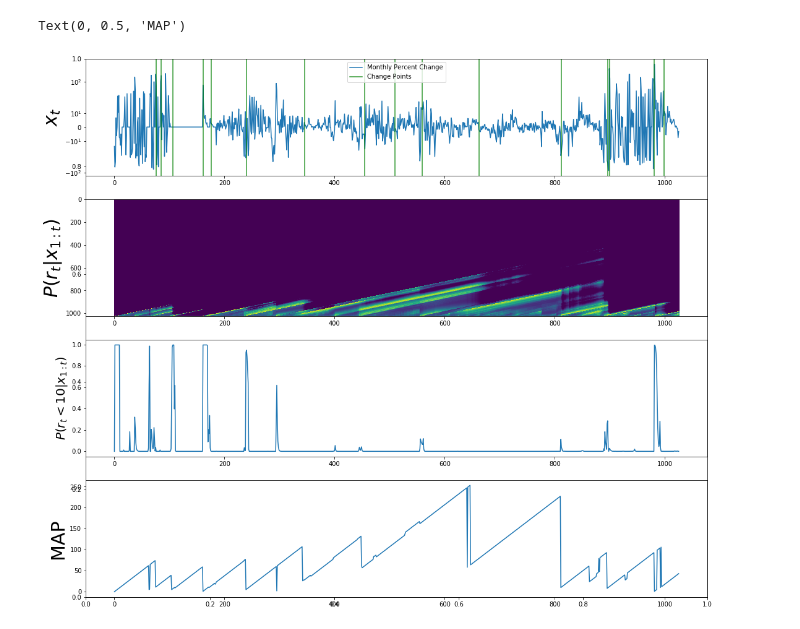
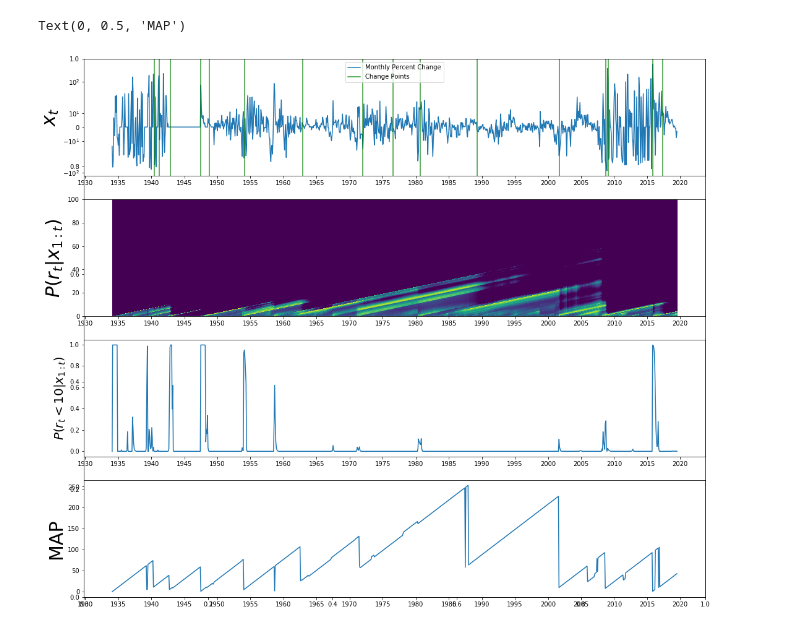
Before and after one commit to promised-ai/changepoint, a Jupyter notebook: examples/treasury_bill.ipynb, the cells around one changed output. Saved outputs shown, nothing was run; the diff lists cells and outputs as text; code cells hidden in the pictures.

```diff
--- a/examples/treasury_bill.ipynb
+++ b/examples/treasury_bill.ipynb
@@ -7,4 +9,4 @@ import numpy as np
 # %%
-data = np.loadtxt("./examples/TB3MS.csv", skiprows=1, delimiter=",", usecols=[1])
+data = pd.read_csv("./examples/TB3MS.csv", parse_dates=["DATE"])
 r = np.loadtxt("./examples/treasury_bill_output_r.txt")
-change_points = np.loadtxt("./examples/treasury_bill_output_change_points.txt")
+change_points = np.loadtxt("./examples/treasury_bill_output_change_points.txt").astype(np.uint)
@@ -13,32 +13,36 @@ ax.legend?
 # %%
 fig, ax = plt.subplots(figsize=[18, 16])
 
 ax = fig.add_subplot(4, 1, 1)
-ax.plot(data, label="Monthly Percent Change")
+ax.plot("DATE", "TB3MS_PCH", data=data, label="Monthly Percent Change")
+ax.xaxis.set_major_locator(mdates.YearLocator(5))
+ax.xaxis.set_major_formatter(mdates.DateFormatter("%Y"))
+
 ax.set_yscale('symlog', linthreshy=20)
 ax.set_ylabel("$x_t$", fontsize=30)
 for change_point in change_points:
-    line = ax.axvline(change_point, color="green", alpha=0.8)
+    line = ax.axvline(data.DATE.iloc[change_point], color="green", alpha=0.8)
 line.set_label("Change Points")
 ax.legend()
 
-
 ax = fig.add_subplot(4, 1, 2, sharex=ax)
+x_lims = mdates.date2num([data.DATE.min(), data.DATE.max()])
 ax.imshow(
     -np.log(np.rot90(r + 1E-10, 1)),
     cmap=cm.viridis_r,
+    extent = [x_lims[0], x_lims[1], 0, 100],
     aspect="auto",
 )
 ax.set_ylabel("$P(r_t|x_{1:t})$", fontsize=30)
 
 ax = fig.add_subplot(4, 1, 3, sharex=ax)
 w = 10
-ax.plot(np.sum(r[:, 1:w], axis=1))
+ax.plot(list(map(mdates.date2num, data.DATE)), np.sum(r[:, 1:w], axis=1))
 ax.set_ylabel(f"$P(r_t < {w}|x_{{1:t}})$", fontsize=20)
 
 ax = fig.add_subplot(4, 1, 4, sharex=ax)
-ax.plot(np.argmax(r, axis=1))
+ax.plot(list(map(mdates.date2num, data.DATE)), np.argmax(r, axis=1))
 ax.set_ylabel("MAP", fontsize=30)
 # %% [output]
 Text(0, 0.5, 'MAP')
-[figure, old version]
+[figure, new version]
```
Also changed, not shown: parts of 2 cells of this notebook, 5 other files.
